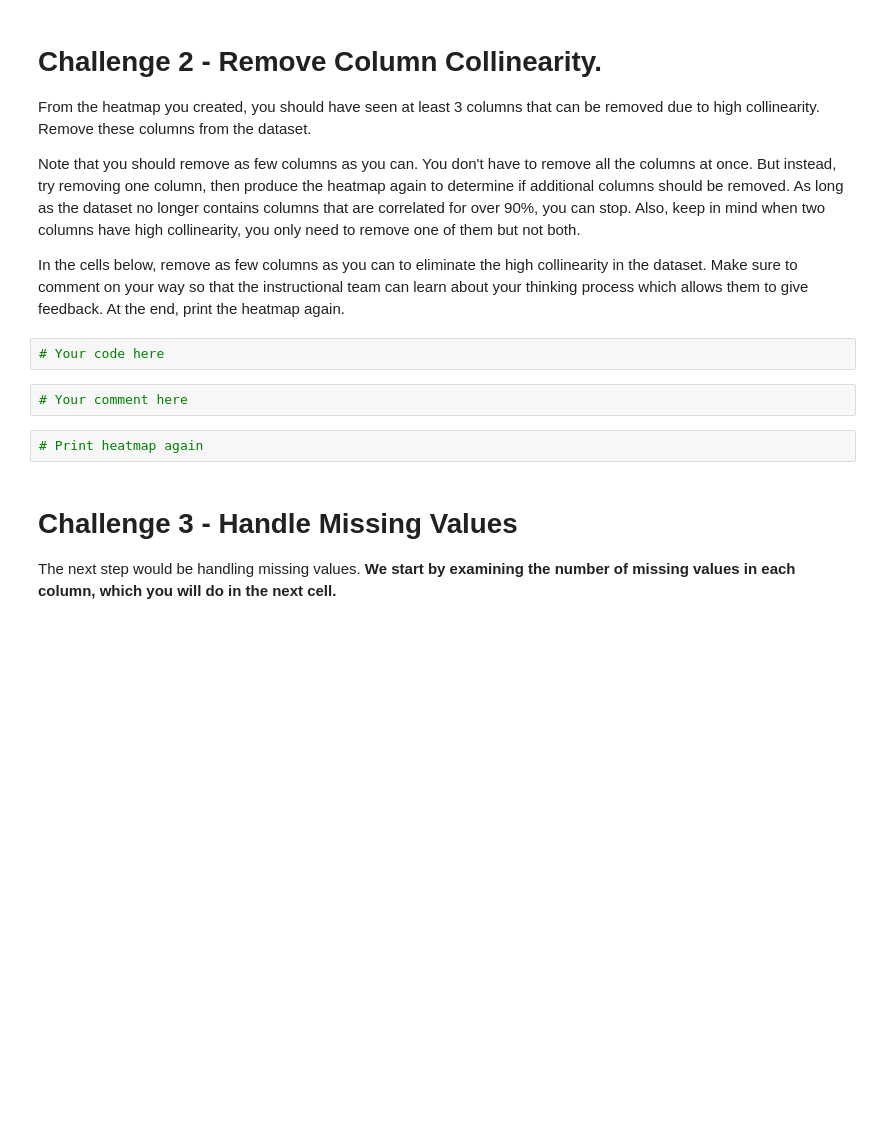
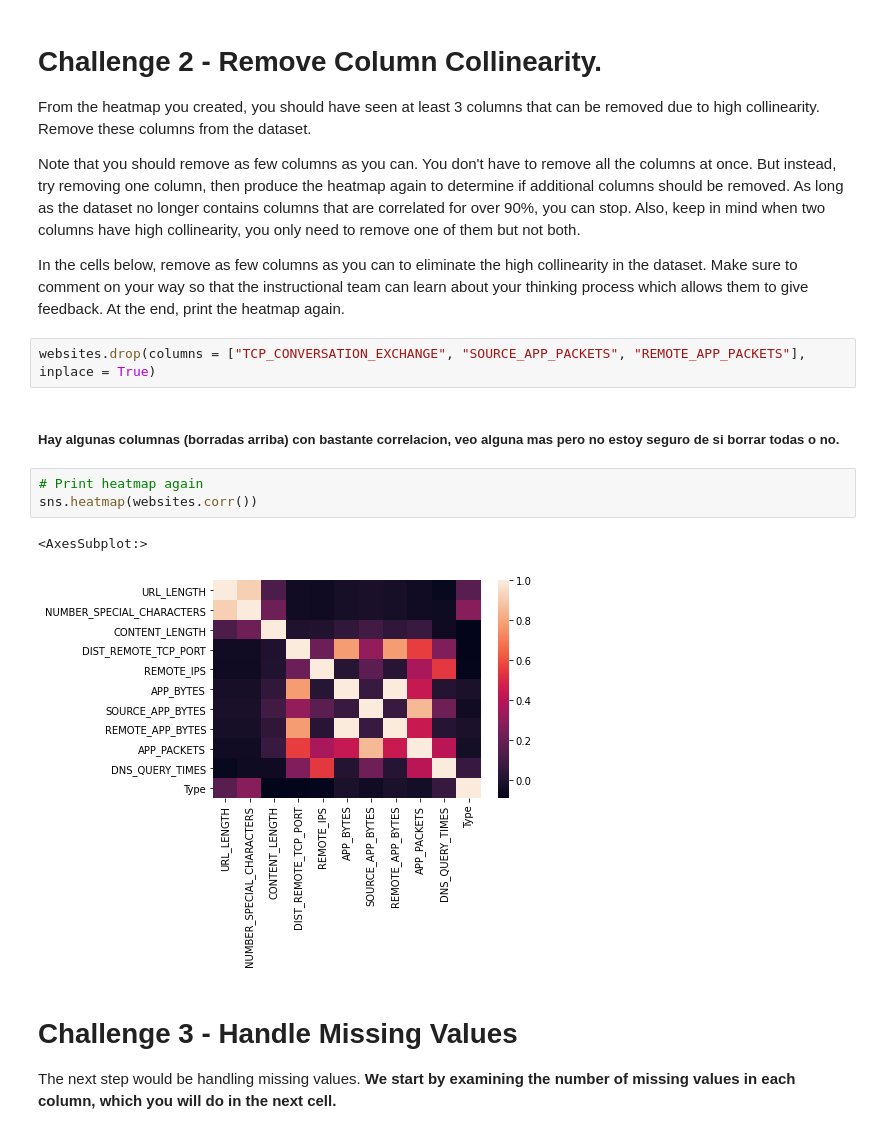
Before and after one commit to DarioCMasedo/lab-supervised-learning, a Jupyter notebook: your-code/main.ipynb, the cells around one changed output. Drawn from its saved outputs; the diff is of its cells as text; blank space fills up the shorter version.

```diff
--- a/your-code/main.ipynb
+++ b/your-code/main.ipynb
@@ -62,12 +124,16 @@ From the heatmap you created, you should have seen at least 3 columns that can b
 Note that you should remove as few columns as you can. You don't have to remove all the columns at once. But instead, try removing one column, then produce the heatmap again to determine if additional columns should be removed. As long as the dataset no longer contains columns that are correlated for over 90%, you can stop. Also, keep in mind when two columns have high collinearity, you only need to remove one of them but not both.
 
 In the cells below, remove as few columns as you can to eliminate the high collinearity in the dataset. Make sure to comment on your way so that the instructional team can learn about your thinking process which allows them to give feedback. At the end, print the heatmap again.
-# %%
-# Your code here
-# %%
-# Your comment here
+# %%
+websites.drop(columns = ["TCP_CONVERSATION_EXCHANGE", "SOURCE_APP_PACKETS", "REMOTE_APP_PACKETS"], inplace = True)
+# %% [markdown]
+#####  Hay algunas columnas (borradas arriba) con bastante correlacion, veo alguna mas pero no estoy seguro de si borrar todas o no.
 # %%
 # Print heatmap again
+sns.heatmap(websites.corr())
+# %% [output]
+<AxesSubplot:>
+[figure, added]
 # %% [markdown]
 # Challenge 3 - Handle Missing Values
 
```
Also changed, not shown: parts of 60 cells of this notebook.
